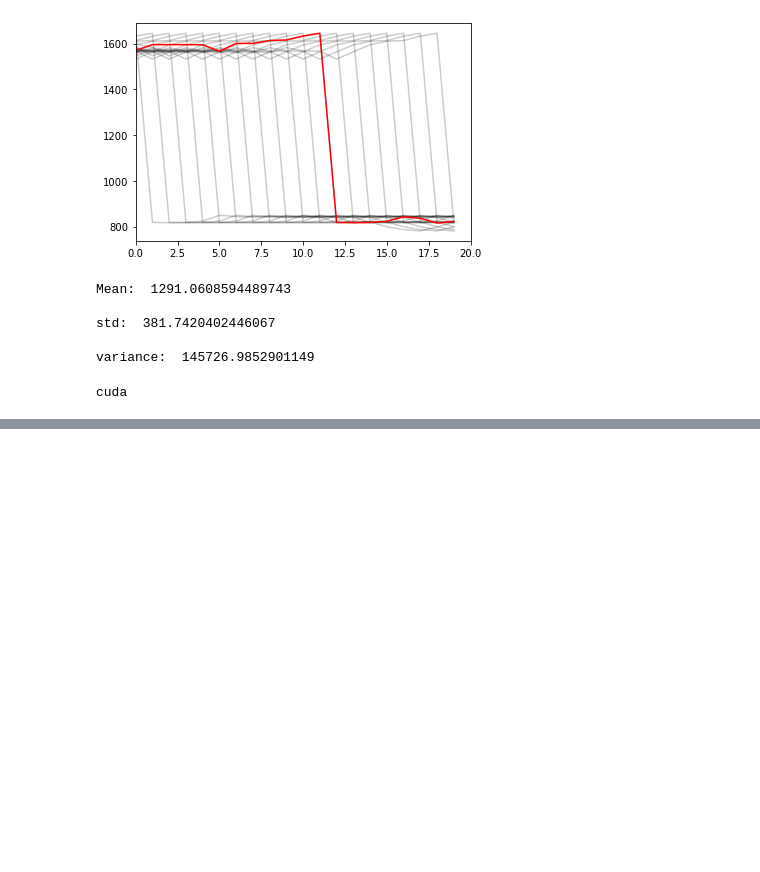
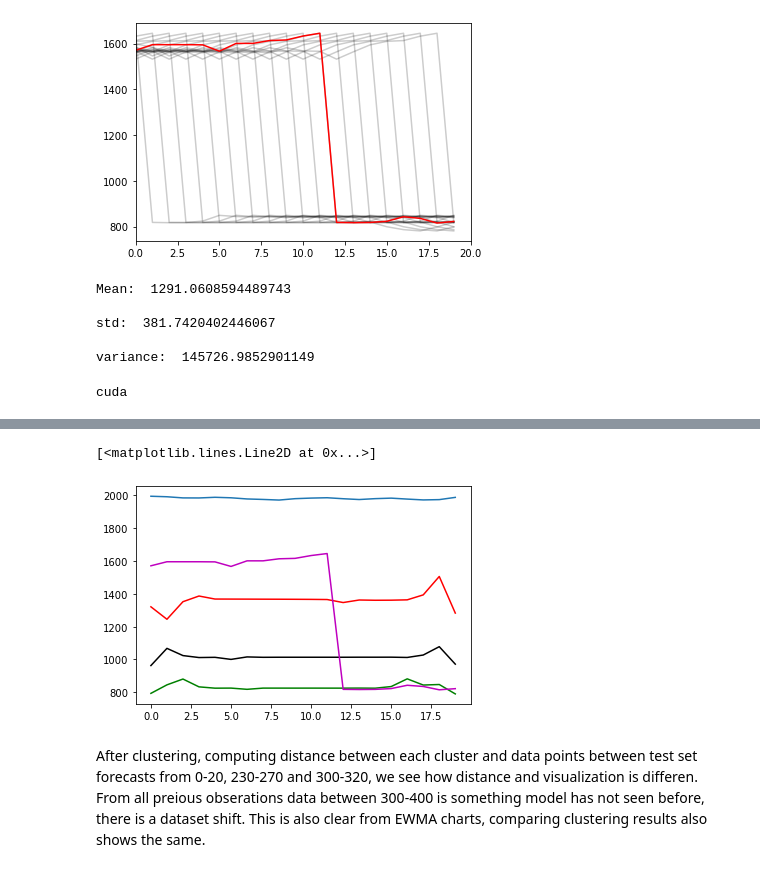
Before and after one commit to n-akram/TimeSeriesSafeML, a Jupyter notebook: Experiments/Implementation_in_Python/TimeseriesForecasting/StockPrice_clustering.ipynb, the cells around one changed output, grey strips where cells are left out. Cells and saved outputs as stored; diff of their text form; code cells hidden in the pictures; blank space fills up the shorter version.

Commit message:
Distance measures, clustering between forecasts and actual values

```diff
--- a/Experiments/Implementation_in_Python/TimeseriesForecasting/StockPrice_clustering.ipynb
+++ b/Experiments/Implementation_in_Python/TimeseriesForecasting/StockPrice_clustering.ipynb
@@ -313,0 +343,16 @@ y_test_pred, y_test[:10]
+# %%
+# make predictions
+y_test_pred = model(x_test[300:320])
+
+# invert predictions
+y_test_pred = scaler.inverse_transform(y_test_pred.detach().numpy())
+y_test = scaler.inverse_transform(y_test_lstm.detach().numpy())
+
+# y_test_pred = y_test_pred.detach().numpy()
+# y_test = y_test_lstm.detach().numpy()
+
+# calculate root mean squared error
+test_error = mean_absolute_percentage_error(y_test[300:320], y_test_pred[:,0])
+accuracy_reg = r2_score(y_test[300:320], y_test_pred)
+print('Test Score: %.2f MAPE' % (test_error))
+print(f'R-squared value is {accuracy_reg}')
@@ -330,0 +529,11 @@ variance:  208.67424
+# %%
+plt.plot(y_test_pred)
+plt.plot(dba_km.cluster_centers_[0], 'g')
+plt.plot(dba_km.cluster_centers_[1], 'r')
+plt.plot(dba_km.cluster_centers_[2], 'k')
+plt.plot(dba_km.cluster_centers_[3], 'm')
+# %% [output]
+[<matplotlib.lines.Line2D at 0x...>]
+[figure, added]
+# %% [markdown]
+After clustering, computing distance between each cluster and data points between test set forecasts from 0-20, 230-270 and 300-320, we see how distance and visualization is differen. From all preious obserations data between 300-400 is something model has not seen before, there is a dataset shift. This is also clear from EWMA charts, comparing clustering results also shows the same.
```
Also changed, not shown: parts of 23 cells of this notebook, 5 other files.
